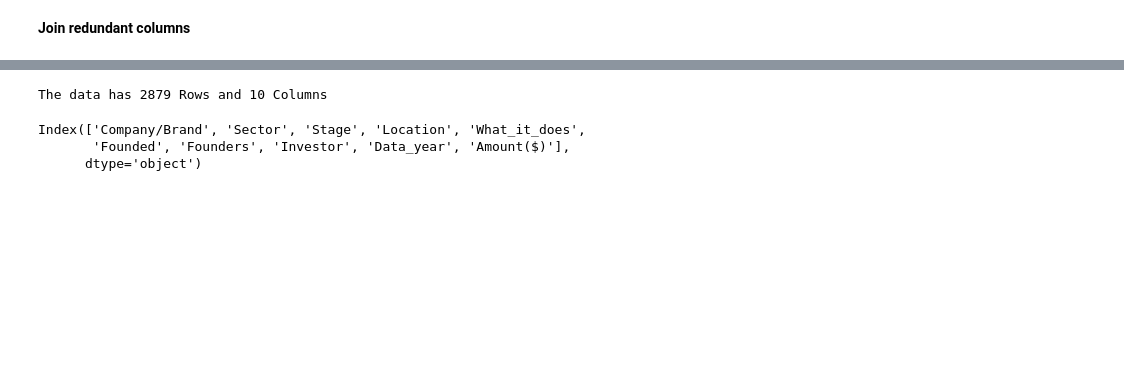
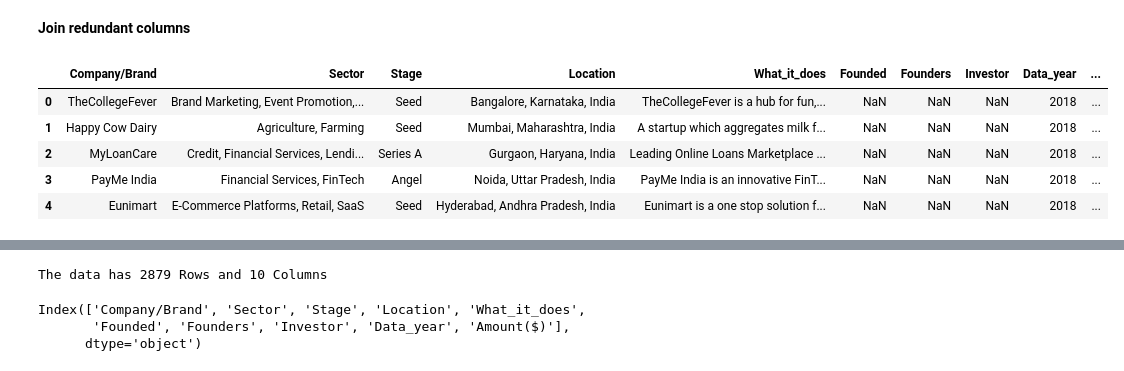
Before and after one commit to MurithiDenisGitobu/EDA-Indian-Startup-Funding, a Jupyter notebook: LP1_Project.ipynb.ipynb, the cells around one changed output, grey strips where cells are left out. Saved outputs shown, nothing was run; the diff lists cells and outputs as text; code cells hidden in the pictures; blank space fills up the shorter version.

```diff
--- a/LP1_Project.ipynb.ipynb
+++ b/LP1_Project.ipynb.ipynb
@@ -40,7 +40,4 @@ import plotly.express as px
 # filter warnings
 import warnings
 warnings.filterwarnings('ignore')
-
-# surpress scientific notations
-pd.options.display.float_format = '{:.10f}'.format
 # %% [markdown]
@@ -71,17 +70,8 @@ query_2020="SELECT * FROM dbo.LP1_startup_funding2020"
 # sql query to get 2021 data.
 query_2021="SELECT * FROM dbo.LP1_startup_funding2021"
 # %%
-try:
     # load 2021 data
-    data_2021=pd.read_sql(query_2021,connection)
+data_2021=pd.read_sql(query_2021,connection)
 
     # load 2020 data
-    data_2020=pd.read_sql(query_2020,connection)
-
-    # load 2019 data
-    data_2019=pd.read_csv(r'C:\Users\iamde\OneDrive\Desktop\jupyter\india_startup_data\startup_funding2019.csv')
-
-    # load 2018 data
-    data_2018=pd.read_csv(r'C:\Users\iamde\OneDrive\Desktop\jupyter\india_startup_data\startup_funding2018.csv')
-except Exception as e:
-    print(f"Error: {e}, {type(e)}")
+data_2020=pd.read_sql(query_2020,connection)
@@ -366,14 +385,27 @@ df = pd.concat([data_2018, data_2019, data_2020, data_2021]).reset_index(drop=Tr
 # %% [markdown]
 **Join redundant columns**
 # %%
+# Combine 'Amount($)' and 'Amount' without losing any data
+df['Amount($)'] = df['Amount'].combine_first(df['Amount($)'])
 
-# Rename the amount column
-df['Amount']=df['Amount($)']
+# Drop the original 'Amount' column as it's now combined
 df.drop('Amount', axis=1, inplace=True)
 
-#Rename Company_Brand column
-df['Company_Brand']=df['Company/Brand']
+# Rename 'Company_Brand' column without losing any data
+df['Company/Brand'] = df['Company/Brand'].combine_first(df['Company_Brand'])
+
+# Drop the original 'Company_Brand' column as it's now combined
 df.drop('Company_Brand', axis=1, inplace=True)
+# %%
+# Preview the data to confirm changes
+df.head()
+# %% [output]
+|  | Company/Brand | Sector | Stage | Location | What_it_does | Founded | Founders | Investor | Data_year | ... |
+| 0 | TheCollegeFever | Brand Marketing, Event Promotion,... | Seed | Bangalore, Karnataka, India | TheCollegeFever is a hub for fun,... | NaN | NaN | NaN | 2018 | ... |
+| 1 | Happy Cow Dairy | Agriculture, Farming | Seed | Mumbai, Maharashtra, India | A startup which aggregates milk f... | NaN | NaN | NaN | 2018 | ... |
+| 2 | MyLoanCare | Credit, Financial Services, Lendi... | Series A | Gurgaon, Haryana, India | Leading Online Loans Marketplace ... | NaN | NaN | NaN | 2018 | ... |
+| 3 | PayMe India | Financial Services, FinTech | Angel | Noida, Uttar Pradesh, India | PayMe India is an innovative FinT... | NaN | NaN | NaN | 2018 | ... |
+| 4 | Eunimart | E-Commerce Platforms, Retail, SaaS | Seed | Hyderabad, Andhra Pradesh, India | Eunimart is a one stop solution f... | NaN | NaN | NaN | 2018 | ... |
 # %%
 # Get rid of '$' "₹"
 df['Amount($)'] = pd.to_numeric(df['Amount($)'].replace('[\$,₹]', '', regex=True), errors='coerce')
```
Also changed, not shown: parts of 35 cells of this notebook.
